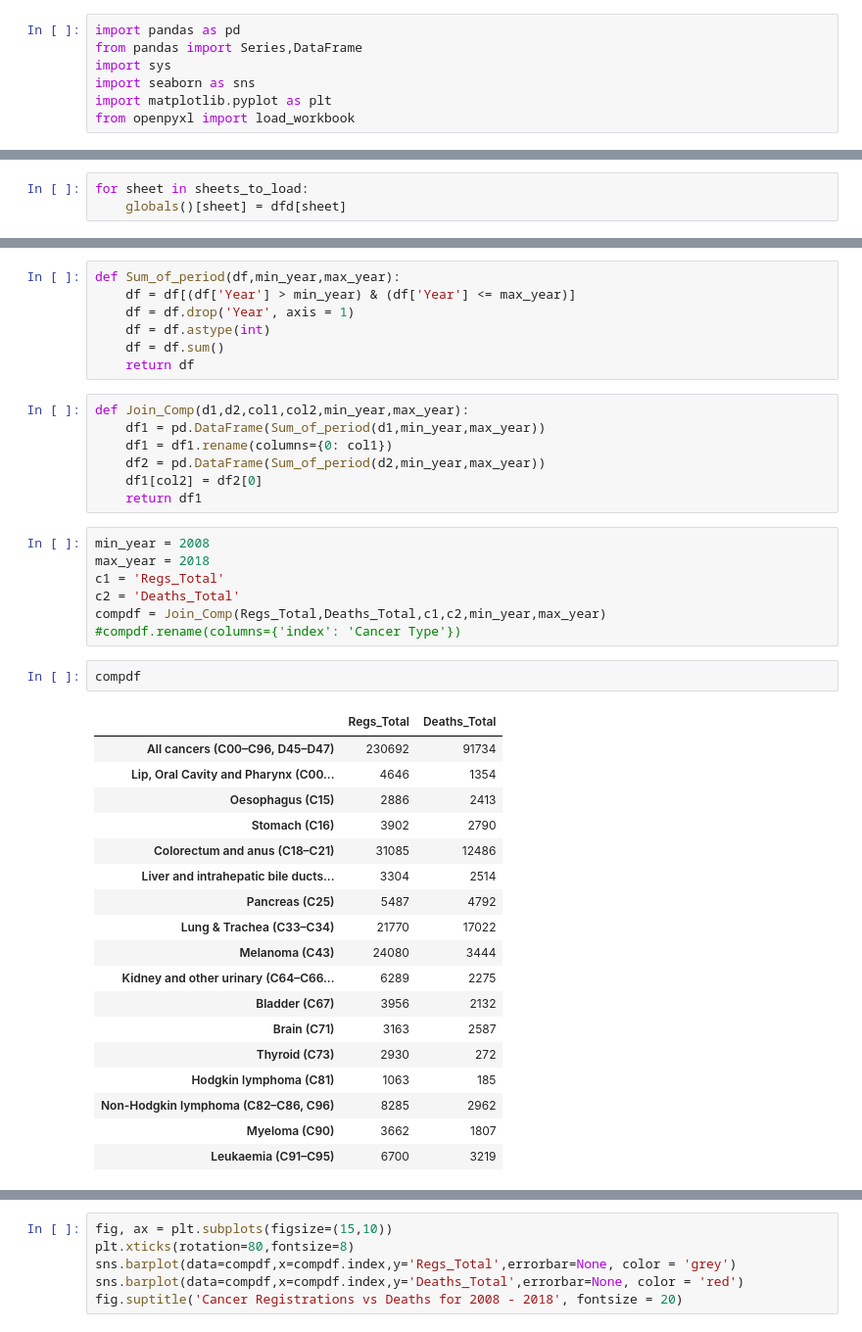
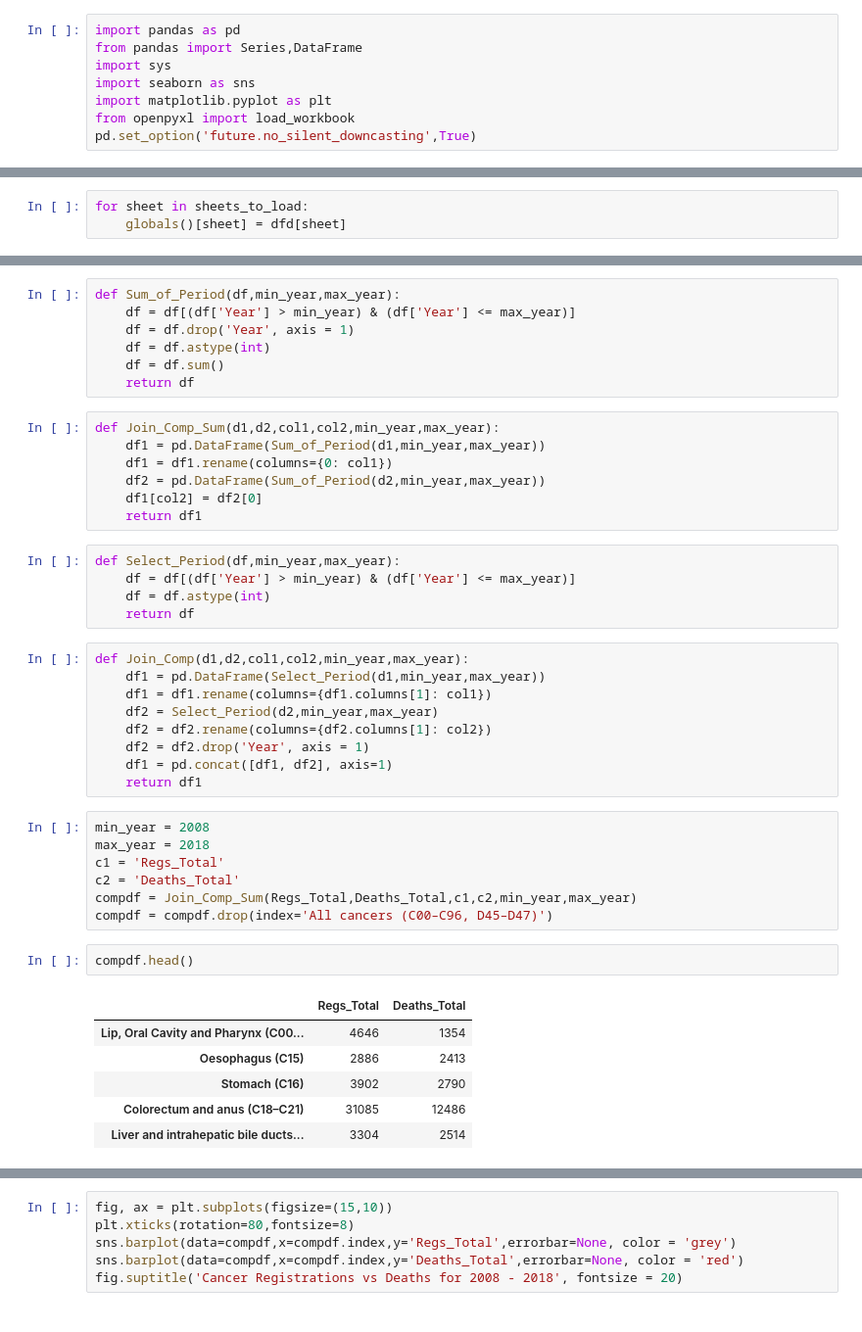
Before and after one commit to AzalizaLey/Analytics_Projects, a Jupyter notebook: ExploringNZData/Cancer.ipynb, the cells around one changed output, grey strips where cells are left out. Shown at 98% size. Cells and saved outputs as stored; diff of their text form.

Commit message:
further work on cancer trends

```diff
--- a/ExploringNZData/Cancer.ipynb
+++ b/ExploringNZData/Cancer.ipynb
@@ -5,6 +5,7 @@ import sys
 import seaborn as sns
 import matplotlib.pyplot as plt
 from openpyxl import load_workbook
+pd.set_option('future.no_silent_downcasting',True)
 # %%
 #Read xlsx sheet and carry out some basic filtering / clean up
 def load_spreadsheet(sheet_name):
@@ -71,42 +71,44 @@ Deaths_Total
 # %%
-def Sum_of_period(df,min_year,max_year):
+def Sum_of_Period(df,min_year,max_year):
     df = df[(df['Year'] > min_year) & (df['Year'] <= max_year)]
     df = df.drop('Year', axis = 1)
     df = df.astype(int)
     df = df.sum()
     return df
 # %%
-def Join_Comp(d1,d2,col1,col2,min_year,max_year):
-    df1 = pd.DataFrame(Sum_of_period(d1,min_year,max_year))
+def Join_Comp_Sum(d1,d2,col1,col2,min_year,max_year):
+    df1 = pd.DataFrame(Sum_of_Period(d1,min_year,max_year))
     df1 = df1.rename(columns={0: col1})
-    df2 = pd.DataFrame(Sum_of_period(d2,min_year,max_year))
+    df2 = pd.DataFrame(Sum_of_Period(d2,min_year,max_year))
     df1[col2] = df2[0]
     return df1
+# %%
+def Select_Period(df,min_year,max_year):
+    df = df[(df['Year'] > min_year) & (df['Year'] <= max_year)]
+    df = df.astype(int)
+    return df
+# %%
+def Join_Comp(d1,d2,col1,col2,min_year,max_year):
+    df1 = pd.DataFrame(Select_Period(d1,min_year,max_year))
+    df1 = df1.rename(columns={df1.columns[1]: col1})
+    df2 = Select_Period(d2,min_year,max_year)
+    df2 = df2.rename(columns={df2.columns[1]: col2})
+    df2 = df2.drop('Year', axis = 1)
+    df1 = pd.concat([df1, df2], axis=1)
+    return df1
 # %%
 min_year = 2008
 max_year = 2018
 c1 = 'Regs_Total'
 c2 = 'Deaths_Total'
-compdf = Join_Comp(Regs_Total,Deaths_Total,c1,c2,min_year,max_year)
-#compdf.rename(columns={'index': 'Cancer Type'})
+compdf = Join_Comp_Sum(Regs_Total,Deaths_Total,c1,c2,min_year,max_year)
+compdf = compdf.drop(index='All cancers (C00–C96, D45–D47)')
 # %%
-compdf
+compdf.head()
 # %% [output]
 |  | Regs_Total | Deaths_Total |
-| All cancers (C00–C96, D45–D47) | 230692 | 91734 |
 | Lip, Oral Cavity and Pharynx (C00... | 4646 | 1354 |
 | Oesophagus (C15) | 2886 | 2413 |
 | Stomach (C16) | 3902 | 2790 |
 | Colorectum and anus (C18–C21) | 31085 | 12486 |
 | Liver and intrahepatic bile ducts... | 3304 | 2514 |
-| Pancreas (C25) | 5487 | 4792 |
-| Lung & Trachea (C33–C34) | 21770 | 17022 |
-| Melanoma (C43) | 24080 | 3444 |
-| Kidney and other urinary (C64–C66... | 6289 | 2275 |
-| Bladder (C67) | 3956 | 2132 |
-| Brain (C71) | 3163 | 2587 |
-| Thyroid (C73) | 2930 | 272 |
-| Hodgkin lymphoma (C81) | 1063 | 185 |
-| Non-Hodgkin lymphoma (C82–C86, C96) | 8285 | 2962 |
-| Myeloma (C90) | 3662 | 1807 |
-| Leukaemia (C91–C95) | 6700 | 3219 |
```
Also changed, not shown: parts of 9 cells of this notebook, 2 other files.
